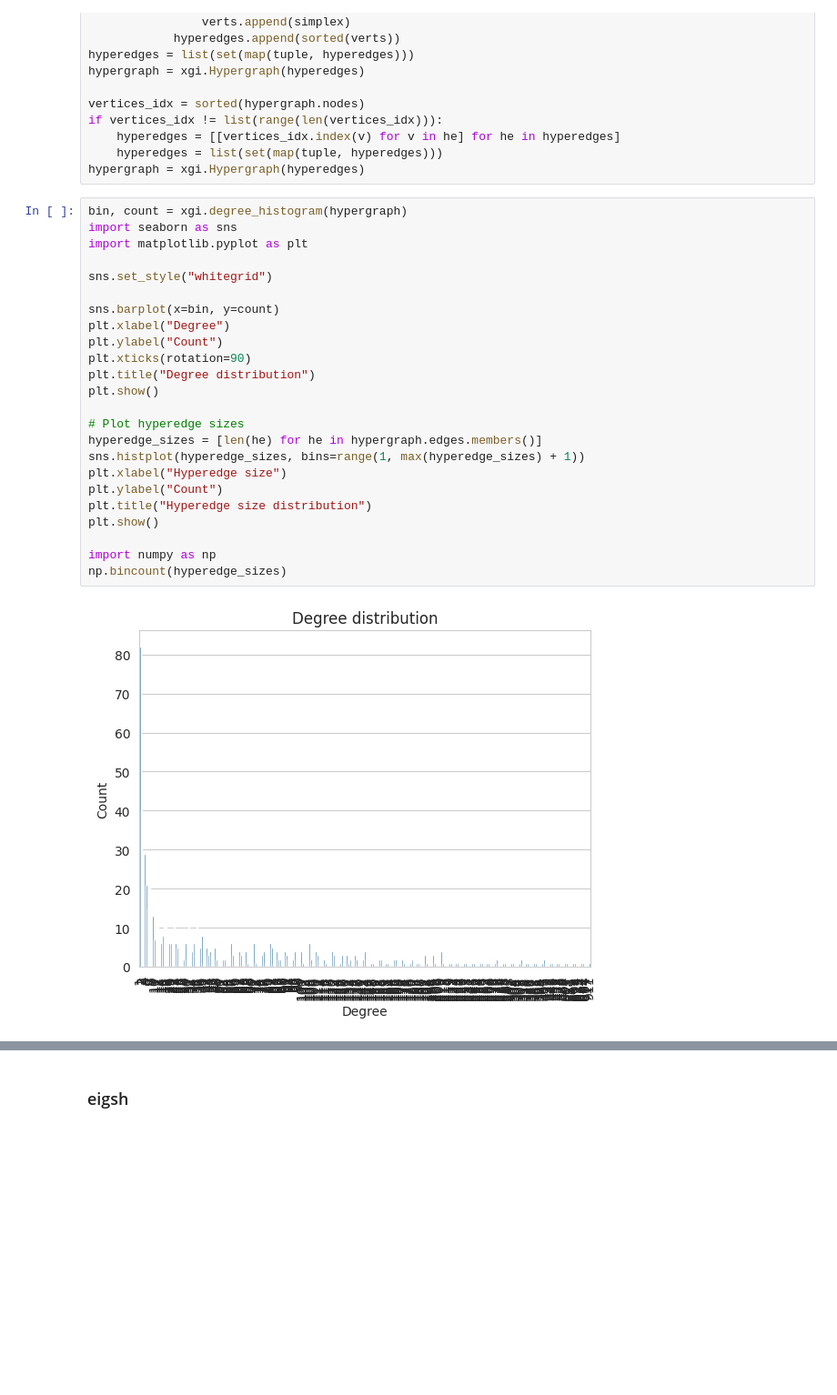
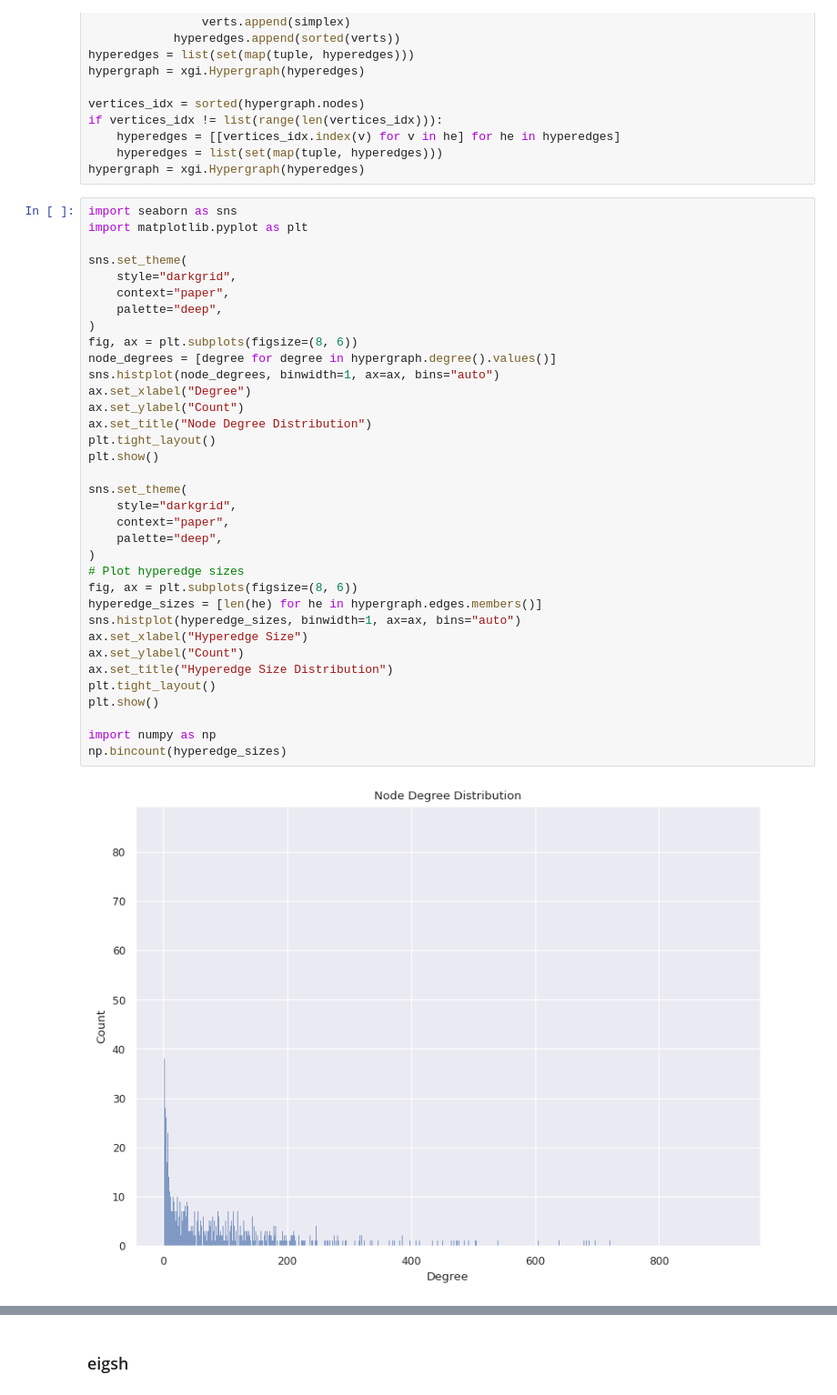
Before and after one commit to hypernetwork-research-group/Janus, a Jupyter notebook: examples/hif_dataset_preparation.ipynb, the cells around one changed output, grey strips where cells are left out. Shown at 91% size. Drawn from its saved outputs; the diff is of its cells as text; blank space fills up the shorter version.

```diff
--- a/examples/hif_dataset_preparation.ipynb
+++ b/examples/hif_dataset_preparation.ipynb
@@ -45,28 +45,39 @@ if vertices_idx != list(range(len(vertices_idx))):
     hyperedges = list(set(map(tuple, hyperedges)))
 hypergraph = xgi.Hypergraph(hyperedges)
 # %%
-bin, count = xgi.degree_histogram(hypergraph)
 import seaborn as sns
 import matplotlib.pyplot as plt
 
-sns.set_style("whitegrid")
-
-sns.barplot(x=bin, y=count)
-plt.xlabel("Degree")
-plt.ylabel("Count")
-plt.xticks(rotation=90)
-plt.title("Degree distribution")
+sns.set_theme(
+    style="darkgrid",
+    context="paper",
+    palette="deep",
+)
+fig, ax = plt.subplots(figsize=(8, 6))
+node_degrees = [degree for degree in hypergraph.degree().values()]
+sns.histplot(node_degrees, binwidth=1, ax=ax, bins="auto")
+ax.set_xlabel("Degree")
+ax.set_ylabel("Count")
+ax.set_title("Node Degree Distribution")
+plt.tight_layout()
 plt.show()
 
+sns.set_theme(
+    style="darkgrid",
+    context="paper",
+    palette="deep",
+)
 # Plot hyperedge sizes
+fig, ax = plt.subplots(figsize=(8, 6))
 hyperedge_sizes = [len(he) for he in hypergraph.edges.members()]
-sns.histplot(hyperedge_sizes, bins=range(1, max(hyperedge_sizes) + 1))
-plt.xlabel("Hyperedge size")
-plt.ylabel("Count")
-plt.title("Hyperedge size distribution")
+sns.histplot(hyperedge_sizes, binwidth=1, ax=ax, bins="auto")
+ax.set_xlabel("Hyperedge Size")
+ax.set_ylabel("Count")
+ax.set_title("Hyperedge Size Distribution")
+plt.tight_layout()
 plt.show()
 
 import numpy as np
 np.bincount(hyperedge_sizes)
 # %% [output]
-[figure, old version]
+[figure, new version]
```
Also changed, not shown: parts of 5 cells of this notebook.
